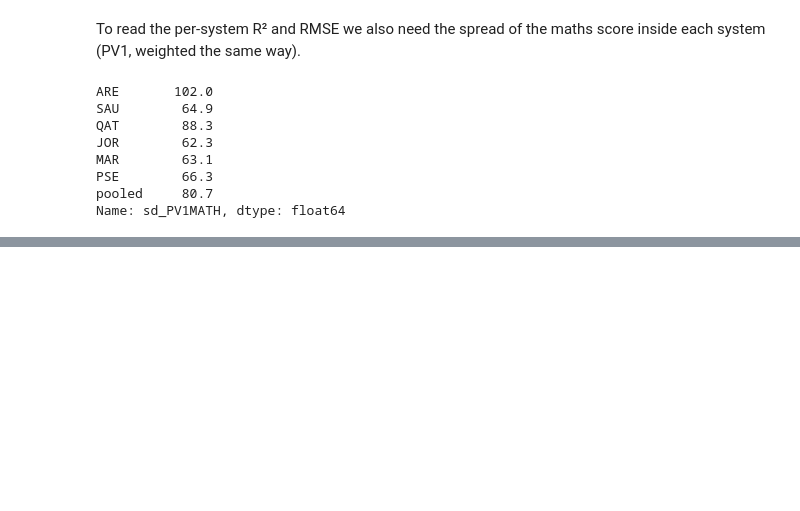
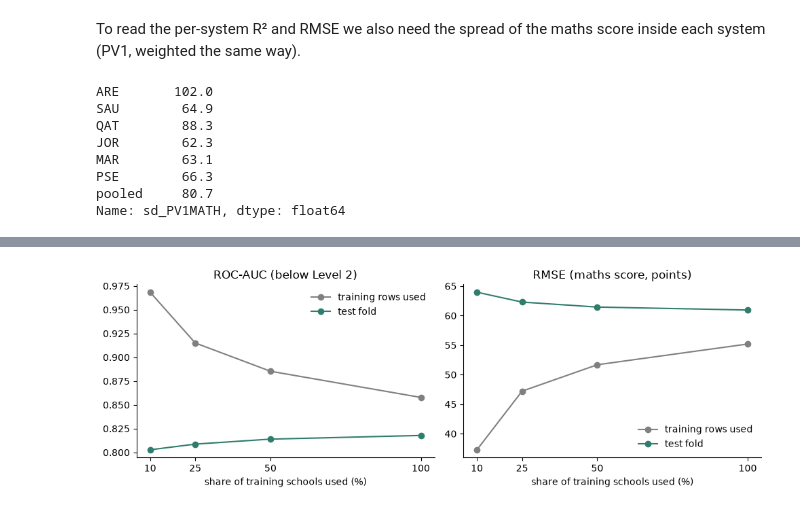
Before and after one commit to Dev-Ahmad-Abdallah/F21DL-PISA-2022, a Jupyter notebook: 03_baselines/ahmed_gradient_boosting.ipynb, the cells around one changed output, grey strips where cells are left out. Drawn from its saved outputs; the diff is of its cells as text; code cells hidden in the pictures; blank space fills up the shorter version.

```diff
--- a/03_baselines/ahmed_gradient_boosting.ipynb
+++ b/03_baselines/ahmed_gradient_boosting.ipynb
@@ -135,7 +152,7 @@ If early stopping never triggers, the model stops at the cap and not because the
 check = []
 for task, metric in [("classification", "roc_auc"), ("regression", "rmse")]:
     for max_iter in [100, 1000]:
-        res, _ = run(task, {**best[task], "max_iter": max_iter}, [1])
+        res, _, _ = run(task, {**best[task], "max_iter": max_iter}, [1])
         check.append({"task": task, "max_iter": max_iter, "trees": res["trees"].mean(), "score": res[metric].mean()})
 pd.DataFrame(check).round(4)
 # %% [output]
@@ -163,7 +180,7 @@ rubin(clf_res).round(3)
 # %% [markdown]
 # 4) Regression: maths score, all 10 PVs
 # %%
-reg_res, reg_preds = run("regression", best["regression"], PVS)
+reg_res, reg_preds, reg_models = run("regression", best["regression"], PVS)
 rubin(reg_res).round(3)
 # %% [output]
 |  | score | se |
@@ -264,0 +315,16 @@ Name: sd_PV1MATH, dtype: float64
+# %%
+SHARES = [0.1, 0.25, 0.5, 1.0]
+rows = []
+for task, metric in [("classification", "roc_auc"), ("regression", "rmse")]:
+    y = target(task, 1)
+    for k in range(5):
+        test = df["fold"] == k
+        schools = df.loc[~test, "CNTSCHID"].drop_duplicates().sample(frac=1, random_state=0)
+        for share in SHARES:
+            used = ~test & df["CNTSCHID"].isin(schools.iloc[:round(share * len(schools))])
+            model = fit(task, best[task], used, y)
+            rows.append({"task": task, "share": share, "fold": k, "students": used.sum(),
+                         "train": score(task, y[used], predict(task, model, used), w[used])[metric],
+                         "test": score(task, y[test], predict(task, model, test), w[test])[metric]})
+curve = pd.DataFrame(rows).groupby(["task", "share"])[["students", "train", "test"]].mean()
+curve.round(4)
@@ -264,0 +342,15 @@ Name: sd_PV1MATH, dtype: float64
+# %%
+fig, axes = plt.subplots(1, 2, figsize=(10, 3.5))
+titles = {"classification": "ROC-AUC (below Level 2)", "regression": "RMSE (maths score, points)"}
+for ax, task in zip(axes, ["classification", "regression"]):
+    d = curve.loc[task]
+    ax.plot(d.index * 100, d["train"], marker="o", color="grey", label="training rows used")
+    ax.plot(d.index * 100, d["test"], marker="o", color="#2F7D6D", label="test fold")
+    ax.set_xticks([10, 25, 50, 100])
+    ax.set(title=titles[task], xlabel="share of training schools used (%)")
+    ax.legend(frameon=False)
+fig.tight_layout()
+fig.savefig(FIGS / "ahmed_hgb_learning_curve.png", bbox_inches="tight", dpi=150)
+plt.show()
+# %% [output]
+[figure, added]
```
Also changed, not shown: parts of 32 cells of this notebook, 14 other files.
